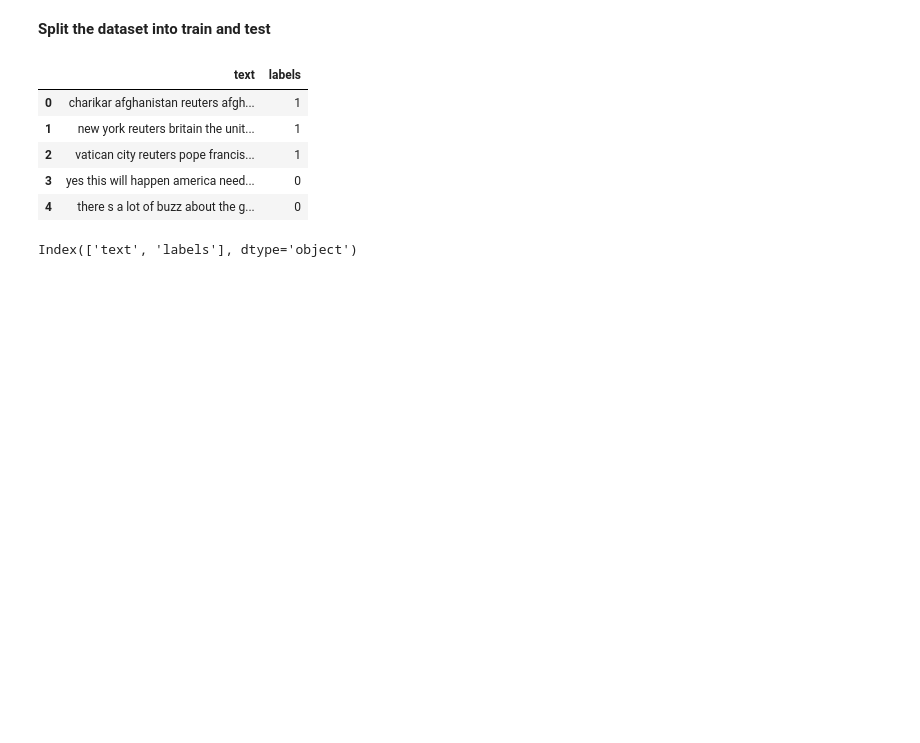
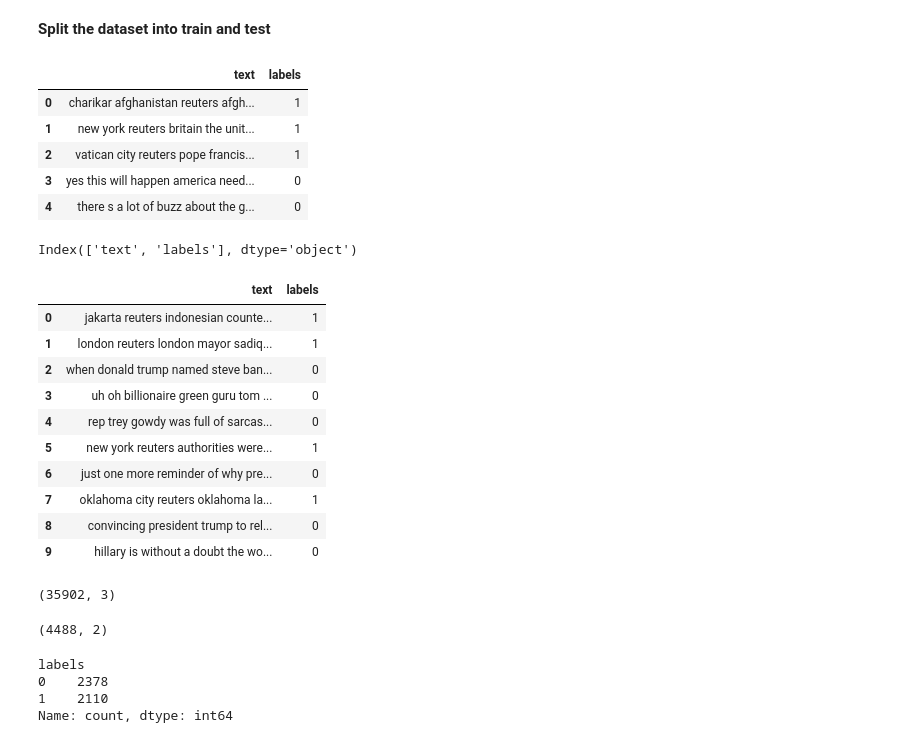
Before and after one commit to Aqila-Farahmand/fake_news_detection, a Jupyter notebook: data_processing.ipynb, the cells around one changed output. Drawn from its saved outputs; the diff is of its cells as text; code cells hidden in the pictures; blank space fills up the shorter version.

```diff
--- a/data_processing.ipynb
+++ b/data_processing.ipynb
@@ -281,6 +246,37 @@ df.columns
 Index(['text', 'labels'], dtype='object')
 # %%
 df.shape()
+# %%
+news_dataset = pd.read_csv("dataset/val_data.csv")
+# %%
+news_dataset.head(10)
+# %% [output]
+|  | text | labels |
+| 0 | jakarta reuters indonesian counte... | 1 |
+| 1 | london reuters london mayor sadiq... | 1 |
+| 2 | when donald trump named steve ban... | 0 |
+| 3 | uh oh billionaire green guru tom ... | 0 |
+| 4 | rep trey gowdy was full of sarcas... | 0 |
+| 5 | new york reuters authorities were... | 1 |
+| 6 | just one more reminder of why pre... | 0 |
+| 7 | oklahoma city reuters oklahoma la... | 1 |
+| 8 | convincing president trump to rel... | 0 |
+| 9 | hillary is without a doubt the wo... | 0 |
+# %%
+news_dataset.shape
+# %% [output]
+(35902, 3)
+# %%
+news_dataset.shape
+# %% [output]
+(4488, 2)
+# %%
+news_dataset.value_counts('labels')
+# %% [output]
+labels
+0    2378
+1    2110
+Name: count, dtype: int64
 # %%
 from sklearn.model_selection import train_test_split
 # %%
```
Also changed, not shown: parts of 6 cells of this notebook.
